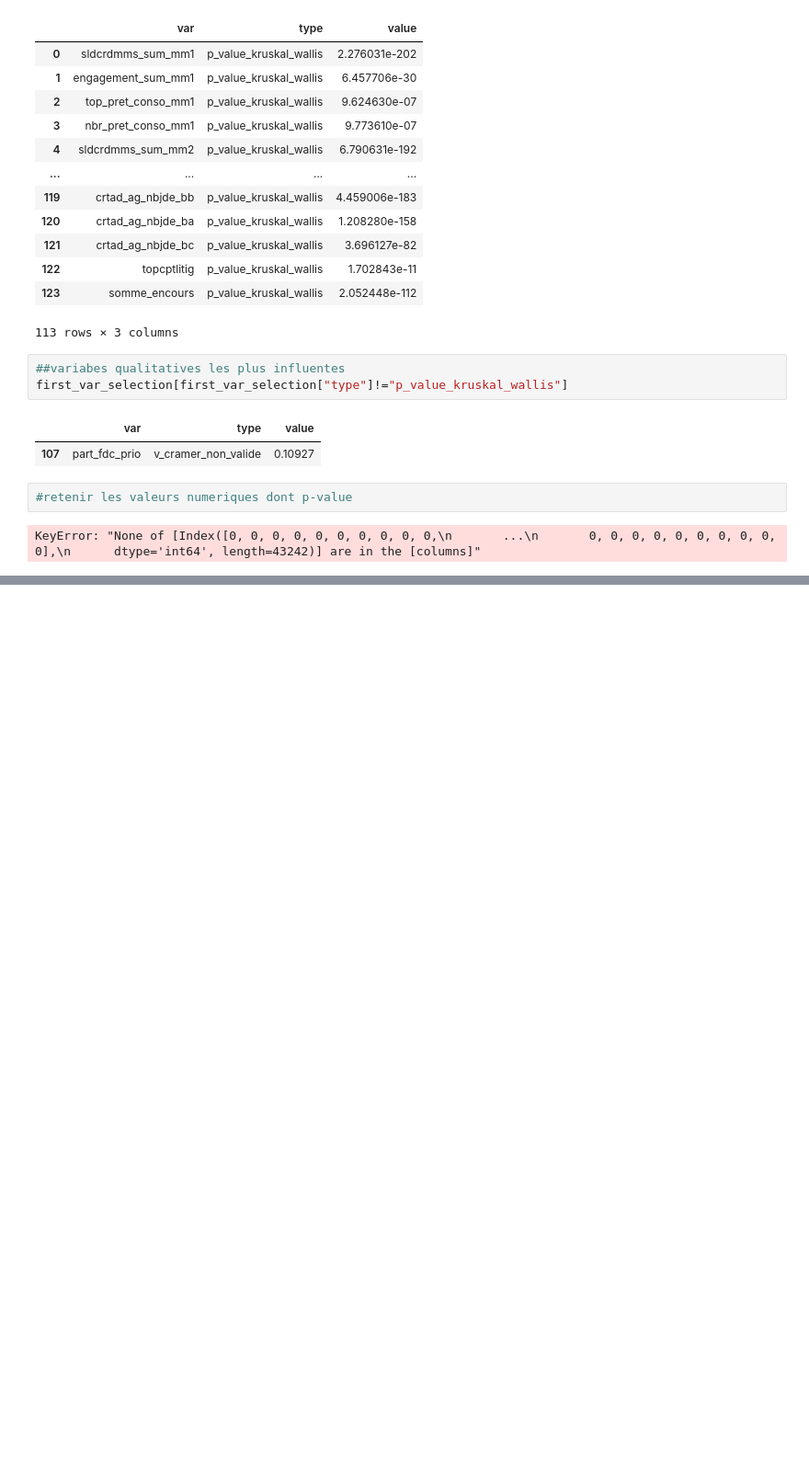
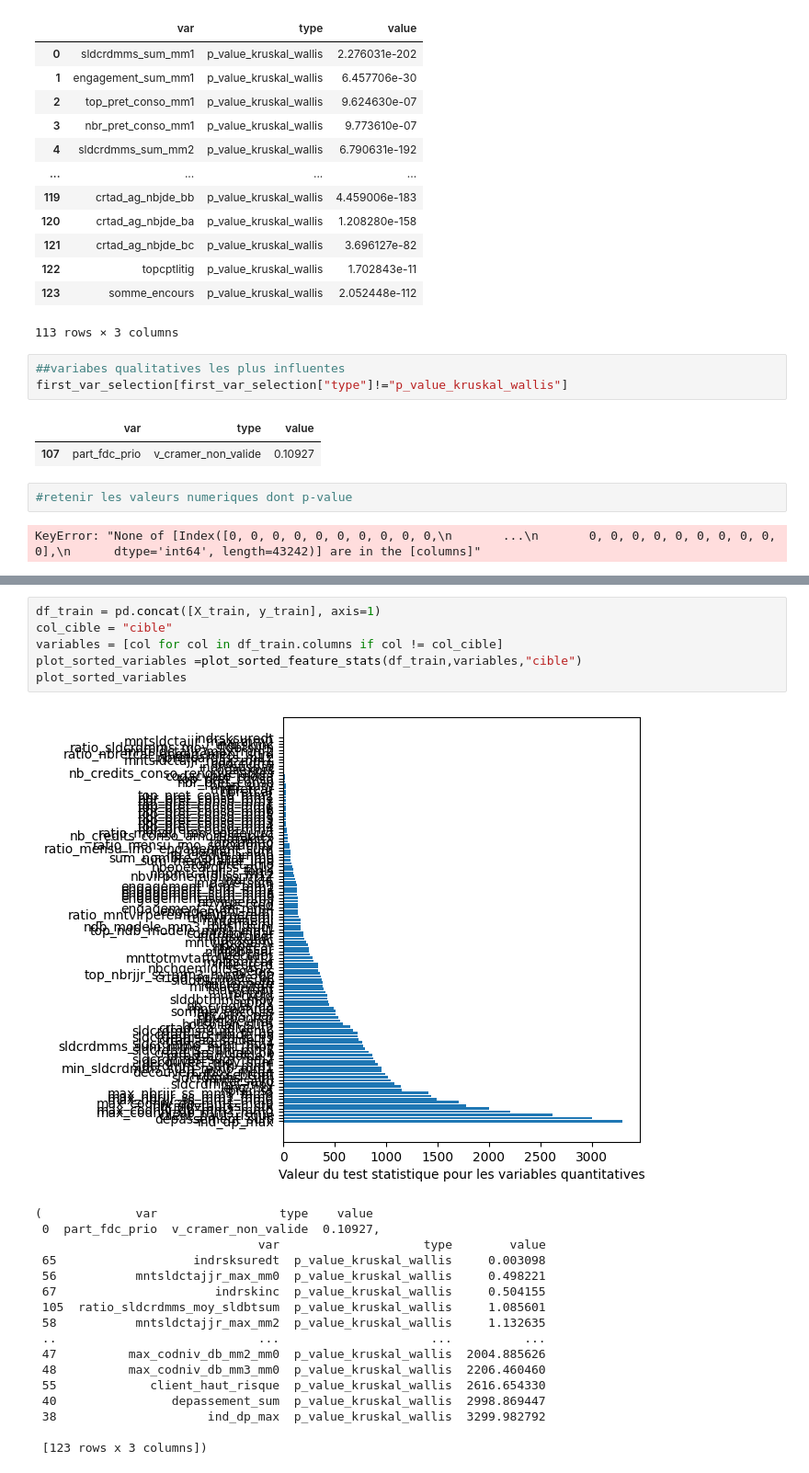
Before and after one commit to DaveMTK20002/PROJET-SCORING-Ikram-Davick, a Jupyter notebook: avancement.ipynb, the cells around one changed output, grey strips where cells are left out. Shown at 92% size. Cells and saved outputs as stored; diff of their text form; blank space fills up the shorter version.

```diff
--- a/avancement.ipynb
+++ b/avancement.ipynb
@@ -371,0 +417,24 @@ KeyError: "None of [Index([0, 0, 0, 0, 0, 0, 0, 0, 0, 0,\n       ...\n       0,
+# %%
+df_train = pd.concat([X_train, y_train], axis=1)
+col_cible = "cible"
+variables = [col for col in df_train.columns if col != col_cible]
+plot_sorted_variables =plot_sorted_feature_stats(df_train,variables,"cible")
+plot_sorted_variables
+# %% [output]
+[figure, added]
+(             var                 type    value
+ 0  part_fdc_prio  v_cramer_non_valide  0.10927,
+                               var                    type        value
+ 65                   indrsksuredt  p_value_kruskal_wallis     0.003098
+ 56           mntsldctajjr_max_mm0  p_value_kruskal_wallis     0.498221
+ 67                      indrskinc  p_value_kruskal_wallis     0.504155
+ 105  ratio_sldcrdmms_moy_sldbtsum  p_value_kruskal_wallis     1.085601
+ 58           mntsldctajjr_max_mm2  p_value_kruskal_wallis     1.132635
+ ..                            ...                     ...          ...
+ 47          max_codniv_db_mm2_mm0  p_value_kruskal_wallis  2004.885626
+ 48          max_codniv_db_mm3_mm0  p_value_kruskal_wallis  2206.460460
+ 55             client_haut_risque  p_value_kruskal_wallis  2616.654330
+ 40                depassement_sum  p_value_kruskal_wallis  2998.869447
+ 38                     ind_dp_max  p_value_kruskal_wallis  3299.982792
+
+ [123 rows x 3 columns])
```
Also changed, not shown: parts of 3 cells of this notebook.
